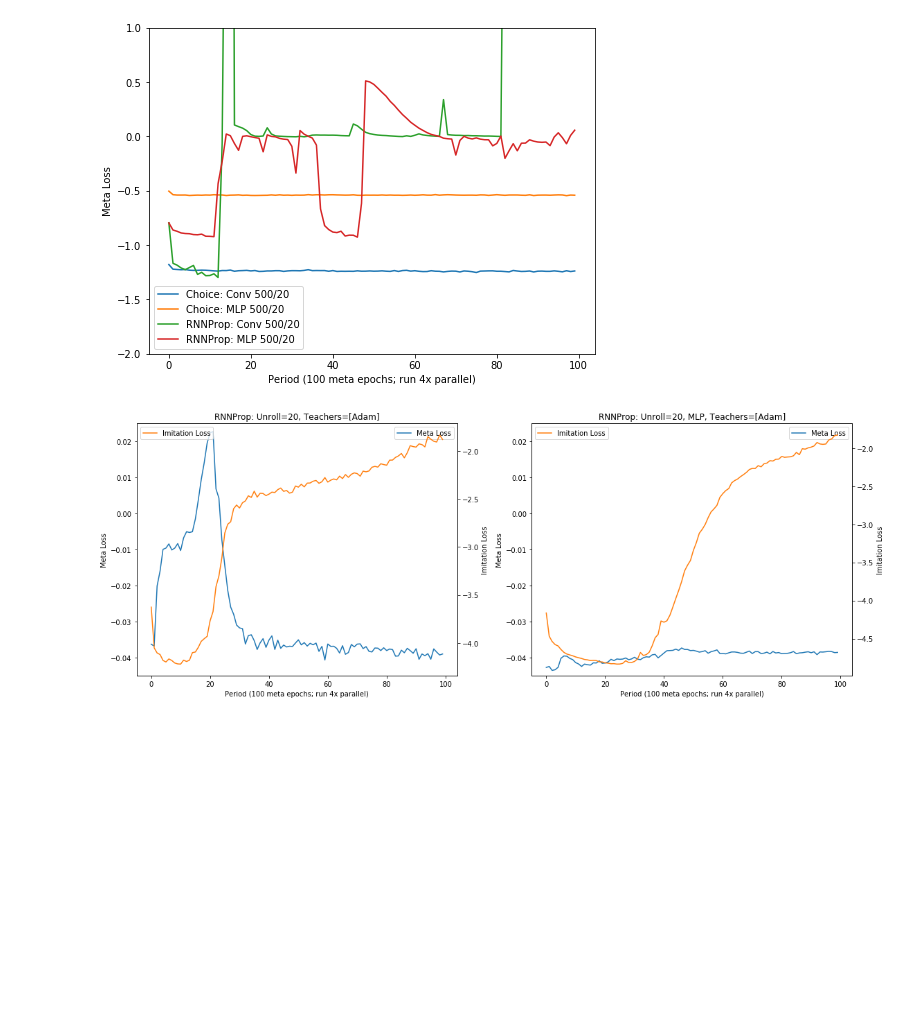
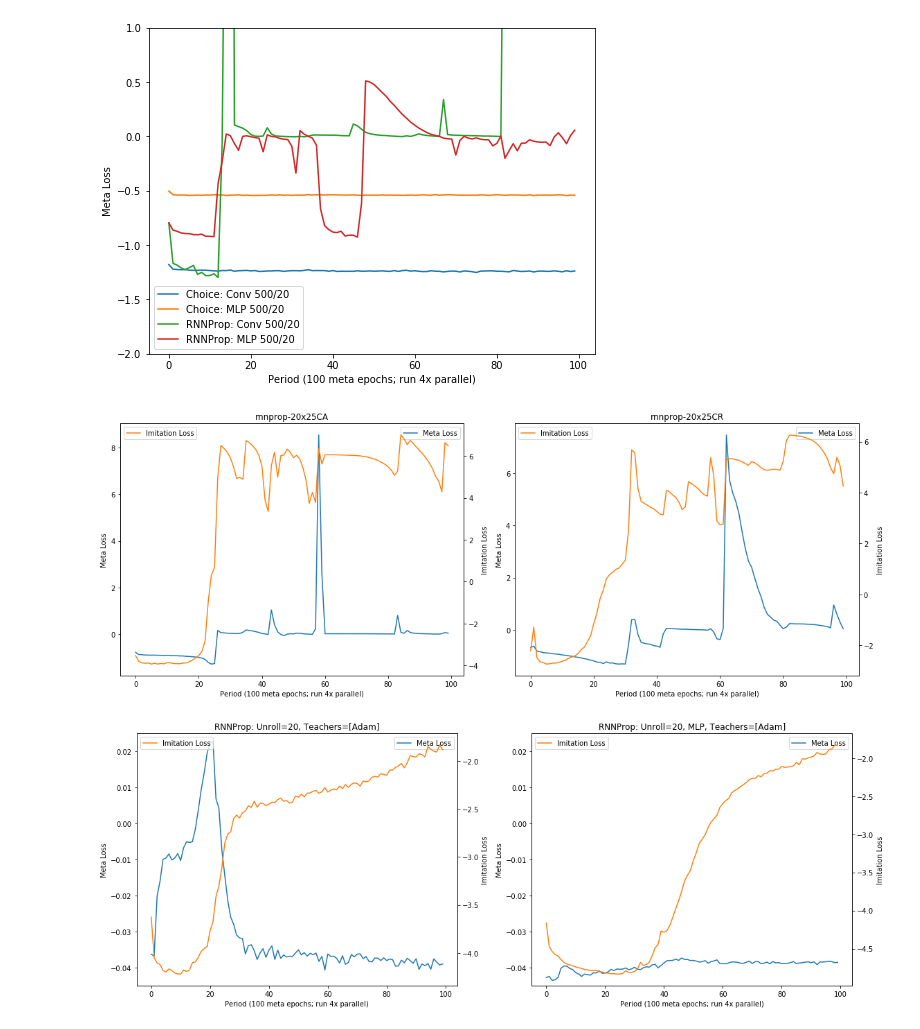
Before and after one commit to thetianshuhuang/l2o, a Jupyter notebook: training_analysis.ipynb, the cells around one changed output. Saved outputs shown, nothing was run; the diff lists cells and outputs as text; code cells hidden in the pictures; blank space fills up the shorter version.

```diff
--- a/training_analysis.ipynb
+++ b/training_analysis.ipynb
@@ -22,21 +22,22 @@ axs.set_ylim(-2, 1)
 # %%
 fig, axs = plt.subplots(1, 2, figsize=(16, 6))
 
 for test, ax in zip(["rnnprop-20x25CA", "rnnprop-20x25CR", "rnnprop-20x25CAR"], axs):
     df = pd.read_csv(plot.get_test(test, data="summary"))
     ax2 = ax.twinx()
     ax.plot(df["meta_loss"], label="Meta Loss", color='C0')
     ax2.plot(df["imitation_loss"], label="Imitation Loss", color='C1')
     ax.set_title(plot.get_name(test))
 
     ax.set_xlabel("Period (100 meta epochs; run 4x parallel)")
     ax.set_ylabel("Meta Loss")
-    ax.set_ylim(-0.05, 0.025)
     ax.legend()
     ax2.legend()
     ax2.set_ylabel("Imitation Loss")
 
 fig.tight_layout()
+# %% [output]
+[figure, added]
 # %%
 fig, axs = plt.subplots(1, 2, figsize=(16, 6))
 
```
Also changed, not shown: 9 other files.
